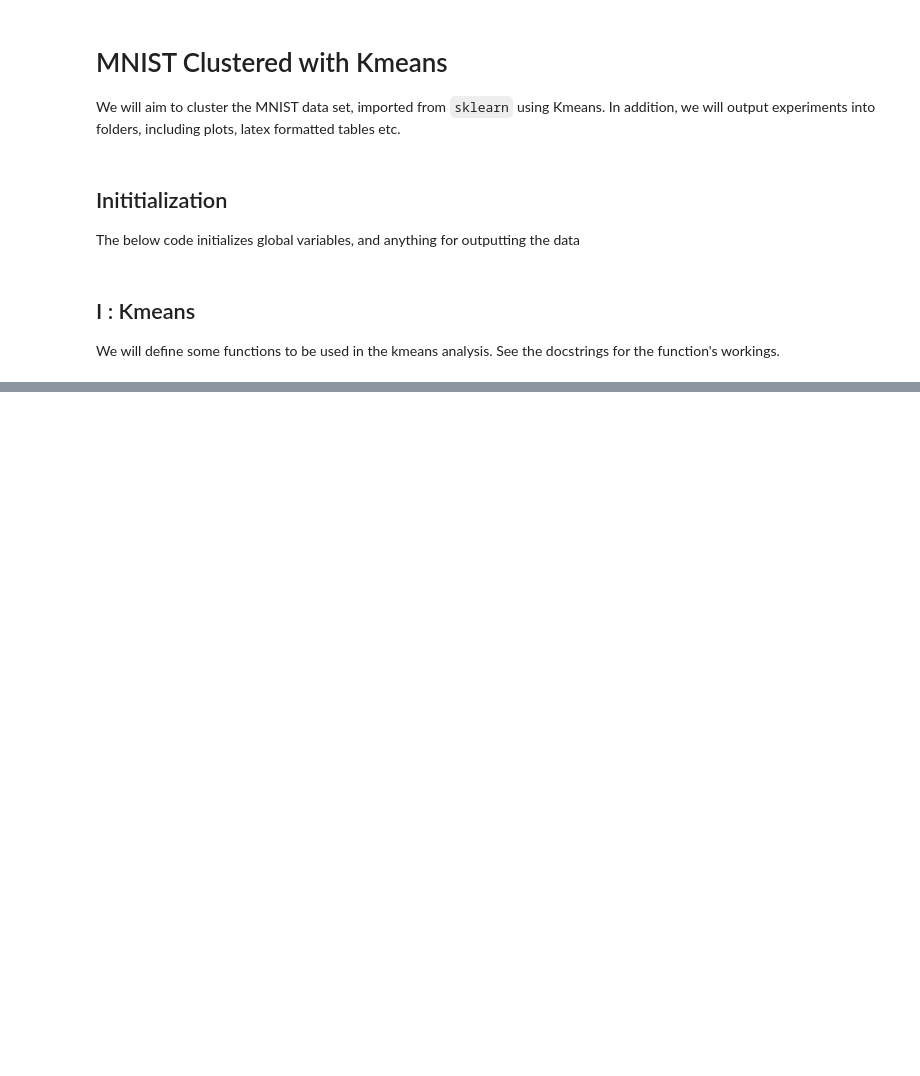
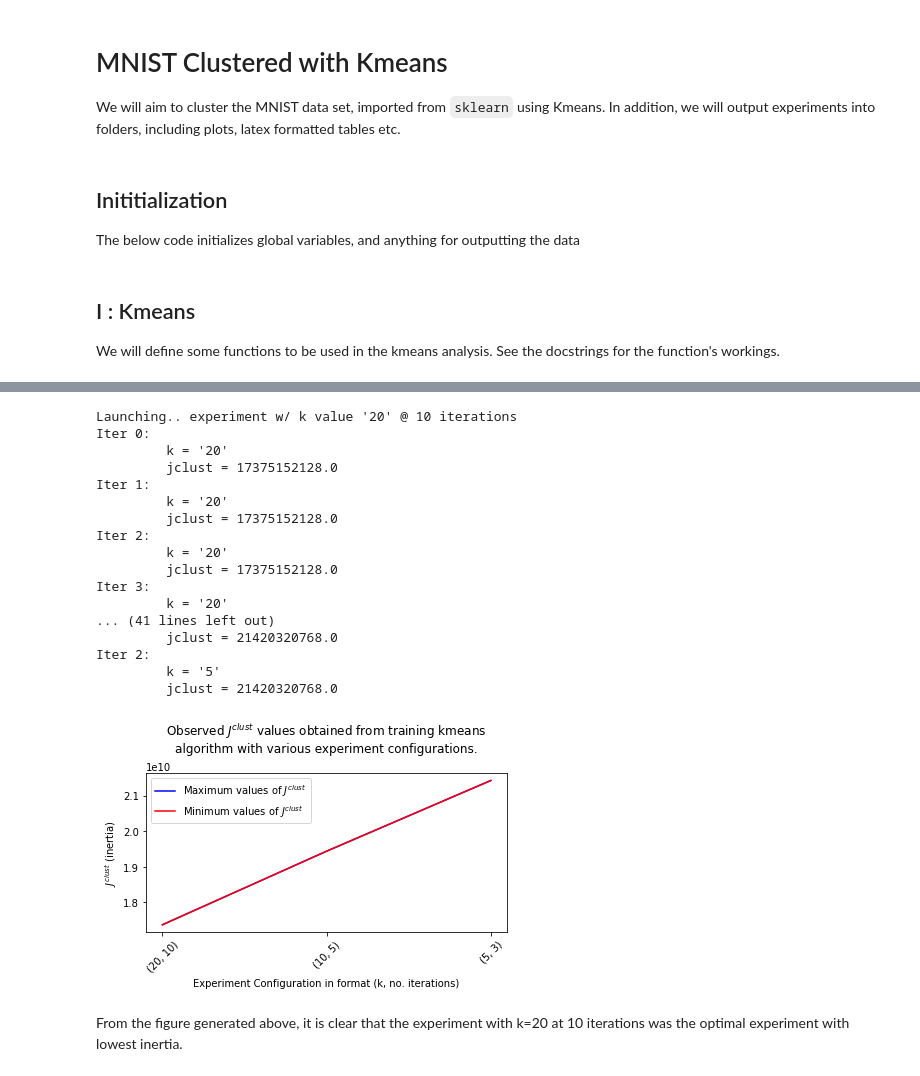
Before and after one commit to cboin1996/KmeansRegrets, a Jupyter notebook: machinerylearning.ipynb, the cells around one changed output, grey strips where cells are left out. Saved outputs shown, nothing was run; the diff lists cells and outputs as text; code cells hidden in the pictures; blank space fills up the shorter version.

```diff
--- a/machinerylearning.ipynb
+++ b/machinerylearning.ipynb
@@ -122,0 +457,49 @@ df = pd.read_csv(park_data_fpath)
+# %%
+experiment_configuration = [(20, 10), (10, 5), (5, 3)]
+max_inertias = []
+min_inertias = []
+for k, n_iter in experiment_configuration:
+    inertias = []
+    print(f"Launching.. experiment w/ k value '{k}' @ {n_iter} iterations")
+    for i in range(n_iter):
+        gr_assign_idxs, k_gr_reps, inertia = kmeans_experiment(mnist_train_features, k)
+        inertias.append(inertia)
+        print(f"Iter {i}:\n\t k = '{k}'\n\t jclust = {inertia}")
+
+    max_inertia = max(inertias)
+    min_inertia = min(inertias)
+    # append info for plotting j_clusts trend for max and min per k and experiment values
+    max_inertias.append(max_inertia)
+    min_inertias.append(min_inertia)
+
+xvals = np.arange(len(max_inertias))
+plt.figure()
+plt.plot(xvals, max_inertias, color='blue', label="Maximum values of $J^{clust}$")
+plt.plot(xvals, min_inertias, color='red', label="Minimum values of $J^{clust}$")
+plt.ylabel("$J^{clust}$ (inertia)")
+plt.xticks(xvals, experiment_configuration, rotation=45)
+plt.xlabel("Experiment Configuration in format (k, no. iterations)")
+plt.title("Observed $J^{clust}$ values obtained from training kmeans \nalgorithm with various experiment configurations.\n")
+plt.legend()
+plt.tight_layout()
+# %% [output]
+Launching.. experiment w/ k value '20' @ 10 iterations
+Iter 0:
+         k = '20'
+         jclust = 17375152128.0
+Iter 1:
+         k = '20'
+         jclust = 17375152128.0
+Iter 2:
+         k = '20'
+         jclust = 17375152128.0
+Iter 3:
+         k = '20'
+... (41 lines left out)
+         jclust = 21420320768.0
+Iter 2:
+         k = '5'
+         jclust = 21420320768.0
+[figure, added]
+# %% [markdown]
+From the figure generated above, it is clear that the experiment with k=20 at 10 iterations was the optimal experiment with lowest inertia.
```
Also changed, not shown: parts of 18 cells of this notebook, 5 other files.
